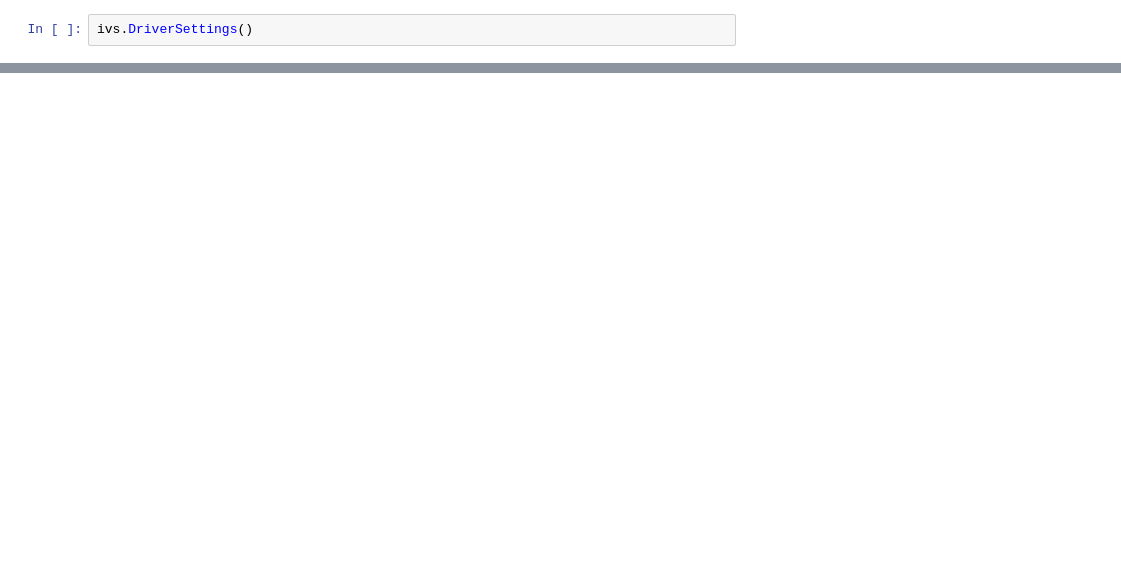
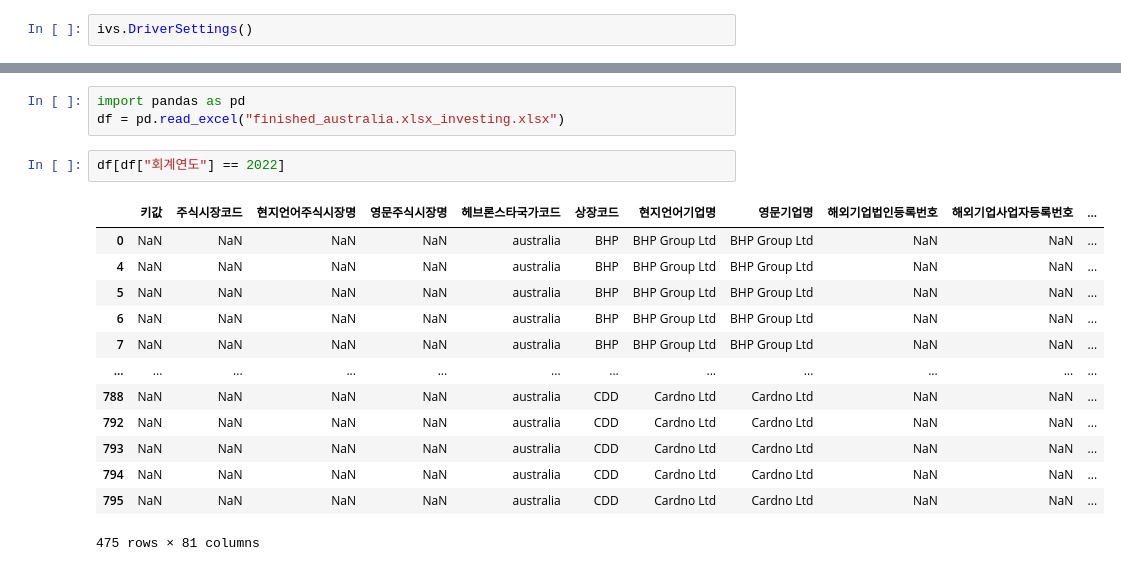
Before and after one commit to cmblir/Digital-Industry-Innovation, a Jupyter notebook: DataCollection/Example_code/investing_example.ipynb, the cells around one changed output, grey strips where cells are left out. Drawn from its saved outputs; the diff is of its cells as text; blank space fills up the shorter version.

```diff
--- a/DataCollection/Example_code/investing_example.ipynb
+++ b/DataCollection/Example_code/investing_example.ipynb
@@ -22,0 +40,19 @@ ivs.collect("japan", "japan", "japan.xlsx")
+# %%
+import pandas as pd
+df = pd.read_excel("finished_australia.xlsx_investing.xlsx")
+# %%
+df[df["회계연도"] == 2022]
+# %% [output]
+|  | 키값 | 주식시장코드 | 현지언어주식시장명 | 영문주식시장명 | 헤브론스타국가코드 | 상장코드 | 현지언어기업명 | 영문기업명 | 해외기업법인등록번호 | 해외기업사업자등록번호 | ... |
+| 0 | NaN | NaN | NaN | NaN | australia | BHP | BHP Group Ltd | BHP Group Ltd | NaN | NaN | ... |
+| 4 | NaN | NaN | NaN | NaN | australia | BHP | BHP Group Ltd | BHP Group Ltd | NaN | NaN | ... |
+| 5 | NaN | NaN | NaN | NaN | australia | BHP | BHP Group Ltd | BHP Group Ltd | NaN | NaN | ... |
+| 6 | NaN | NaN | NaN | NaN | australia | BHP | BHP Group Ltd | BHP Group Ltd | NaN | NaN | ... |
+| 7 | NaN | NaN | NaN | NaN | australia | BHP | BHP Group Ltd | BHP Group Ltd | NaN | NaN | ... |
+| ... | ... | ... | ... | ... | ... | ... | ... | ... | ... | ... | ... |
+| 788 | NaN | NaN | NaN | NaN | australia | CDD | Cardno Ltd | Cardno Ltd | NaN | NaN | ... |
+| 792 | NaN | NaN | NaN | NaN | australia | CDD | Cardno Ltd | Cardno Ltd | NaN | NaN | ... |
+| 793 | NaN | NaN | NaN | NaN | australia | CDD | Cardno Ltd | Cardno Ltd | NaN | NaN | ... |
+| 794 | NaN | NaN | NaN | NaN | australia | CDD | Cardno Ltd | Cardno Ltd | NaN | NaN | ... |
+| 795 | NaN | NaN | NaN | NaN | australia | CDD | Cardno Ltd | Cardno Ltd | NaN | NaN | ... |
+475 rows × 81 columns
```
Also changed, not shown: parts of 8 cells of this notebook, 13 other files.
